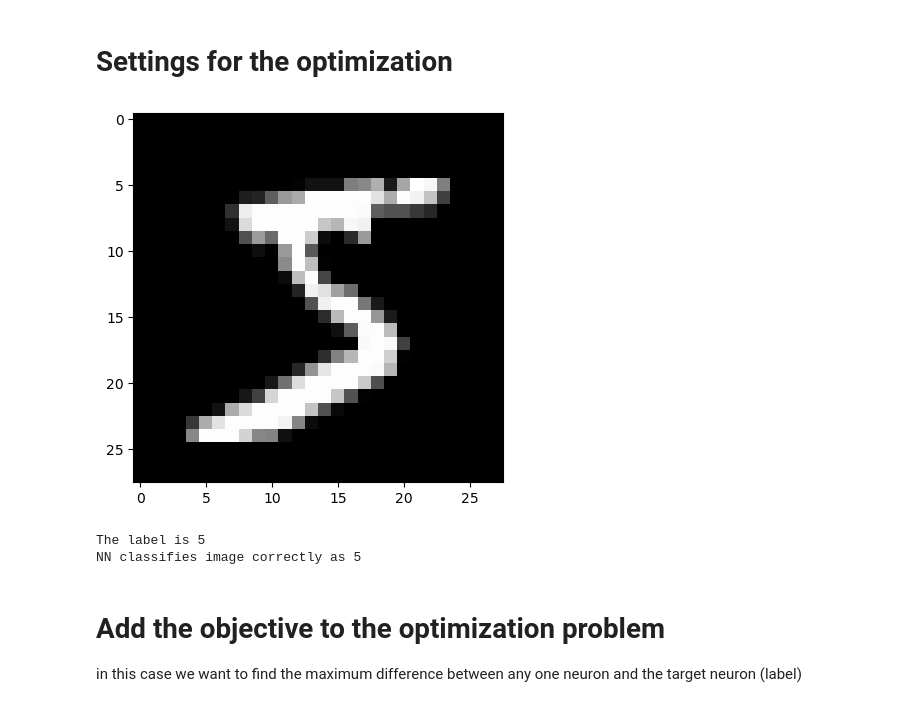
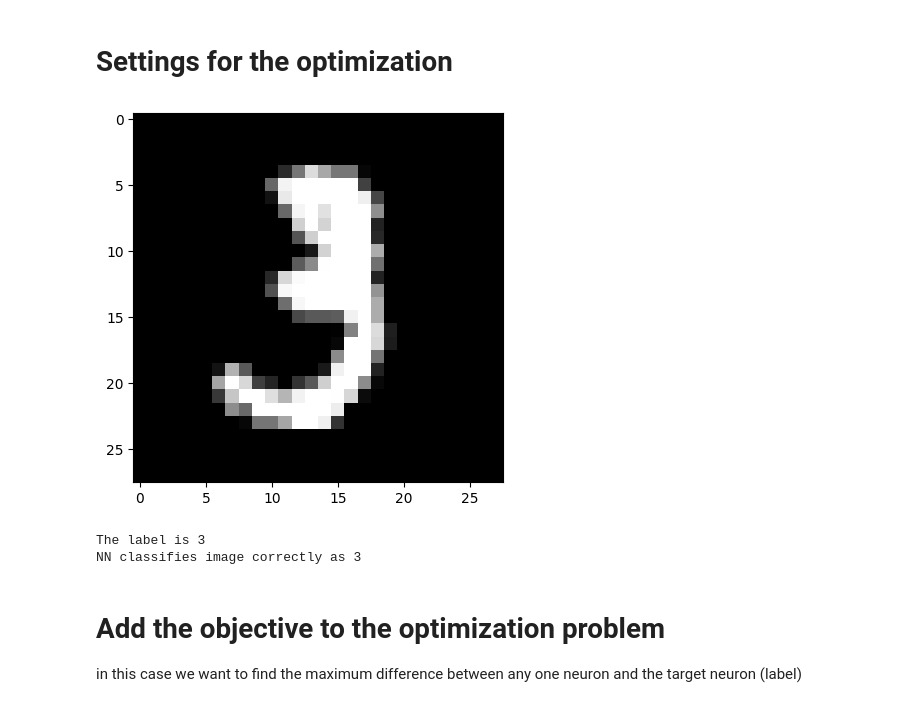
Before and after one commit to ufukguenes/ICNN_verification, a Jupyter notebook: script/Experiments/UseCaseExample.ipynb, the cells around one changed output. Cells and saved outputs as stored; diff of their text form; code cells hidden in the pictures.

```diff
--- a/script/Experiments/UseCaseExample.ipynb
+++ b/script/Experiments/UseCaseExample.ipynb
@@ -39,0 +42,15 @@ nn.load_state_dict(torch.load("../../mnist_fc 4x256.pth", map_location=torch.dev
+# %%
+onnx_model = onnx.load("mnist-net_256x4.onnx")
+pytorch_model = ConvertModel(onnx_model)
+
+nn = SequentialNN([28 * 28 * 1, 256, 256, 256, 256, 10])
+state_dict = pytorch_model.state_dict()
+my_state_dict = {}
+for i, key in enumerate(state_dict):
+    actual_index = i * 2
+    my_state_dict[f"{actual_index}.bias"] = state_dict[f"_initializer_layers_{actual_index}_bias"]
+    my_state_dict[f"{actual_index}.weight"] = state_dict[f"_initializer_layers_{actual_index}_weight"]
+    if actual_index == 8:
+        break
+
+nn.load_state_dict(my_state_dict)
@@ -56,27 +75,27 @@ training_data = MNIST(root="../../mnist", train=True, download=True, transform=t
 # Settings for the optimization
 # %%
 # image to do the verification for
-image_index = 0
+image_index = 10
 
 # epsilon radius
-eps = 0.026
+eps = 0.03
 
 # whether a verification attempt should be done using just MILP encoding for comparison (can take long)
 use_milp = False
 
 image, label = training_data[image_index]
 torch_image = torch.unsqueeze(image, 0).to(dtype=data_type).to(device)
 imshow(torch_image[0][0])
 print(f"The label is {label}")
 
 if torch.argmax(nn(torch_image)).item() == label:
     print("NN classifies image correctly as {}".format(label))
 else:
     print("NN classifies image wrong")
 # %% [output]
-[figure, old version]
+[figure, new version]
-The label is 5
-NN classifies image correctly as 5
+The label is 3
+NN classifies image correctly as 3
 # %% [markdown]
 # Add the objective to the optimization problem
 in this case we want to find the maximum difference between any one neuron and the target neuron (label)
```
Also changed, not shown: parts of 24 cells of this notebook.
